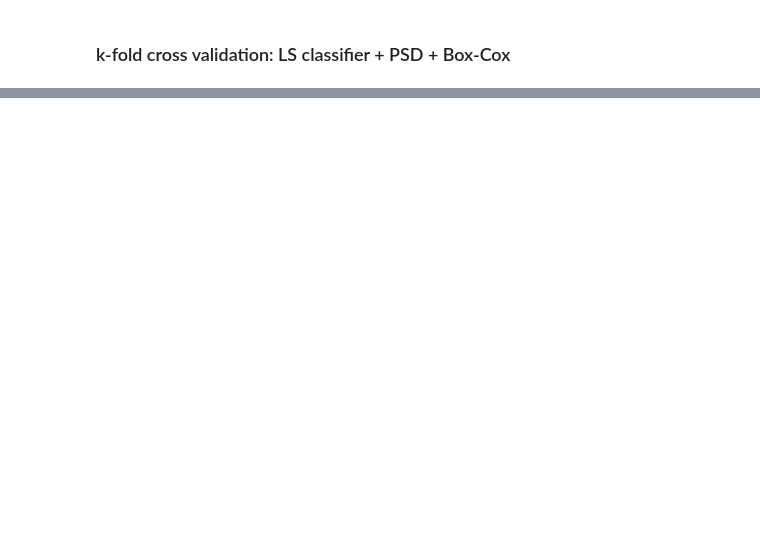
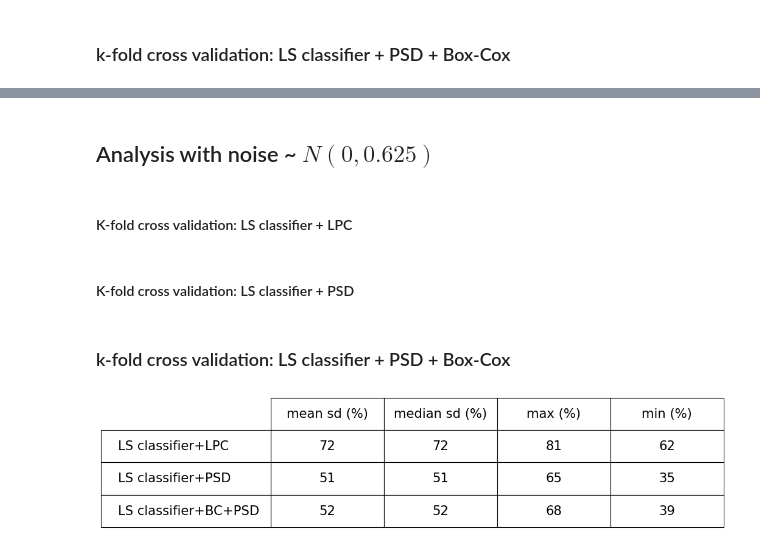
Before and after one commit to tapyu/to-rm-courses, a Jupyter notebook: identificação_de_sistemas/Projeto 1 - Extração de Atributos de Sinais de Voz para Classificação de Padrões/TC1.ipynb, the cells around one changed output, grey strips where cells are left out. Saved outputs shown, nothing was run; the diff lists cells and outputs as text; code cells hidden in the pictures; blank space fills up the shorter version.

```diff
--- a/identificação_de_sistemas/Projeto 1 - Extração de Atributos de Sinais de Voz para Classificação de Padrões/TC1.ipynb
+++ b/identificação_de_sistemas/Projeto 1 - Extração de Atributos de Sinais de Voz para Classificação de Padrões/TC1.ipynb
@@ -362,0 +392,4 @@ array([[ 4.,  0.,  0.,  0.,  8.],
+# %% [markdown]
+## Analysis with noise ~ $N(0, 0.625)$
+# %% [markdown]
+#### K-fold cross validation: LS classifier + LPC
@@ -362,0 +424,2 @@ array([[ 4.,  0.,  0.,  0.,  8.],
+# %% [markdown]
+#### K-fold cross validation: LS classifier + PSD
@@ -362,0 +453,43 @@ array([[ 4.,  0.,  0.,  0.,  8.],
+# %% [markdown]
+### k-fold cross validation: LS classifier + PSD + Box-Cox
+# %%
+# columns_per_fold = X_LPC.shape[1]//10
+kfold_iterator = itertools.combinations(range(1,n_folds+1), n_folds//2)
+ls_classifier = LS_Classifier()
+
+for train_set in kfold_iterator:
+    # generate train dataset
+    X_train, D_train = empty((P_PSD, 0)), empty((5, 0))
+    all_data_train = {key:value for key, value in all_data.items() if 'p10' in key and any([key.split('_')[1] == str(e) for e in train_set])}
+    for data in all_data_train.values():
+        X_train = concatenate((X_train, data['psd+noise_0625 sampled box-cox'][:,None]), axis=1)
+        D_train = concatenate((D_train, data['d'][:,None]), axis=1)
+    # generate test dataset
+    X_test, D_test = empty((P_PSD, 0)), empty((5, 0))
+    test_set = list(range(1,11))
+    for e in train_set:
+        test_set.remove(e)
+    all_data_test = {key:value for key, value in all_data.items() if 'p10' in key and any([key.split('_')[1] == str(e) for e in test_set])}
+    for data in all_data_test.values():
+        X_test = concatenate((X_test, data['psd+noise_0625 sampled box-cox'][:,None]), axis=1)
+        D_test = concatenate((D_test, data['d'][:,None]), axis=1)
+    ls_classifier.train(X_train, D_train)
+    ls_classifier.test(X_test, D_test)
+
+LSC_PSD_BC = {'mean': ls_classifier.get_mean(), 'median': ls_classifier.get_median(), 'max': ls_classifier.get_max(), 'min': ls_classifier.get_min(), 'best confusion matrix': ls_classifier.get_confusion_matrix_best(), 'worst confision matrix': ls_classifier.get_confusion_matrix_worst()}
+# %%
+fig = plt.figure(figsize=(12, 3), dpi=80)
+ax = fig.gca()
+# hide axes
+fig.patch.set_visible(False)
+ax.axis('off')
+ax.axis('tight')
+col_labels = ['mean sd (%)', 'median sd (%)', 'max (%)', 'min (%)']
+row_labels = ['LS classifier+LPC', 'LS classifier+PSD', 'LS classifier+BC+PSD']
+cell_tex = [[f'{x[value]:.0f}' for value in ('mean', 'median', 'max', 'min')] for x in (LSC_LPC, LSC_PSD, LSC_PSD_BC)]
+
+table_ = ax.table(cellText=cell_tex, colLabels=col_labels, loc='center', cellLoc='center', rowLabels=row_labels)
+table_.scale(1, 4)
+plt.show()
+# %% [output]
+[figure, added]
```
Also changed, not shown: parts of 14 cells of this notebook, 9 other files.
